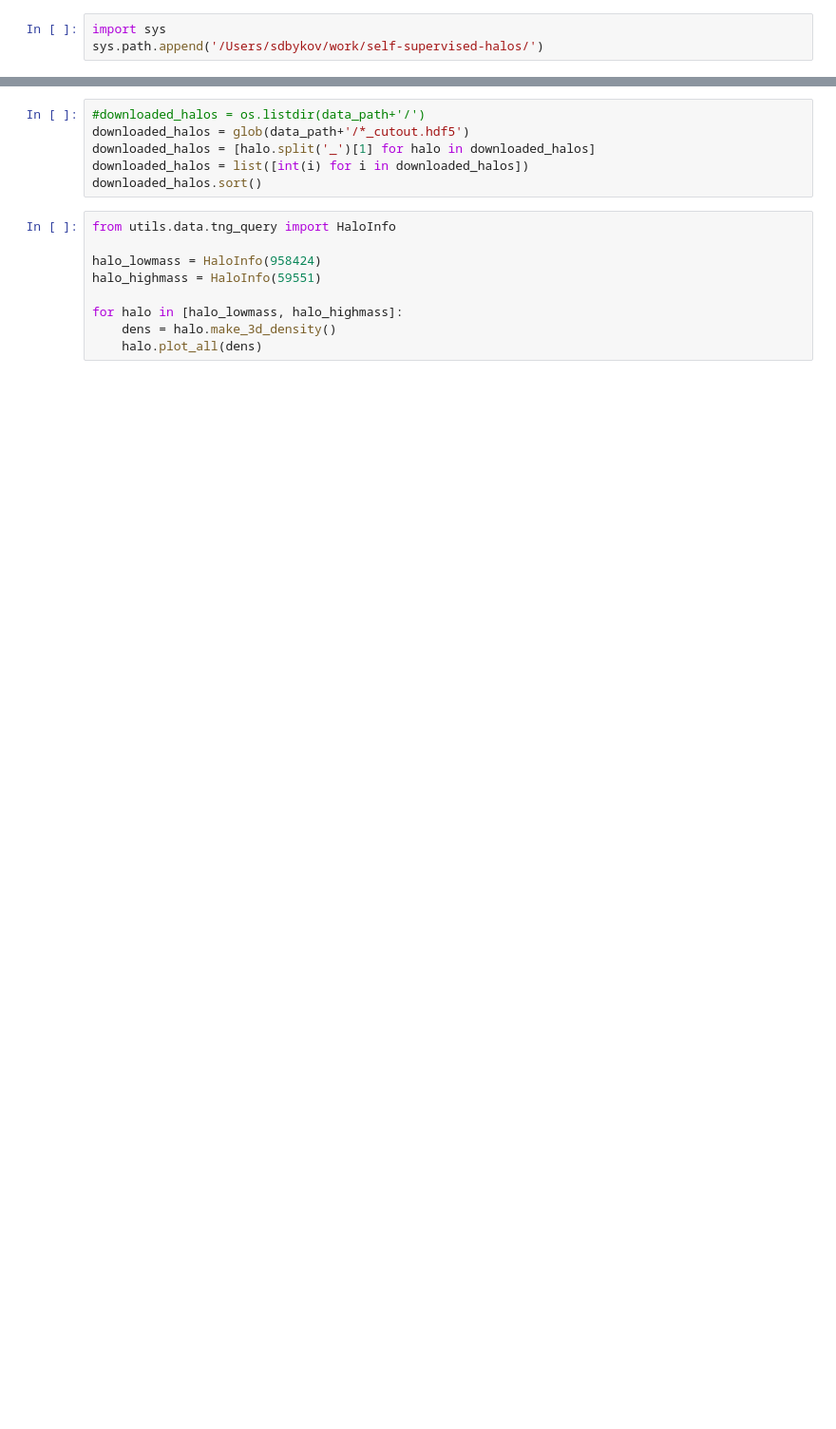
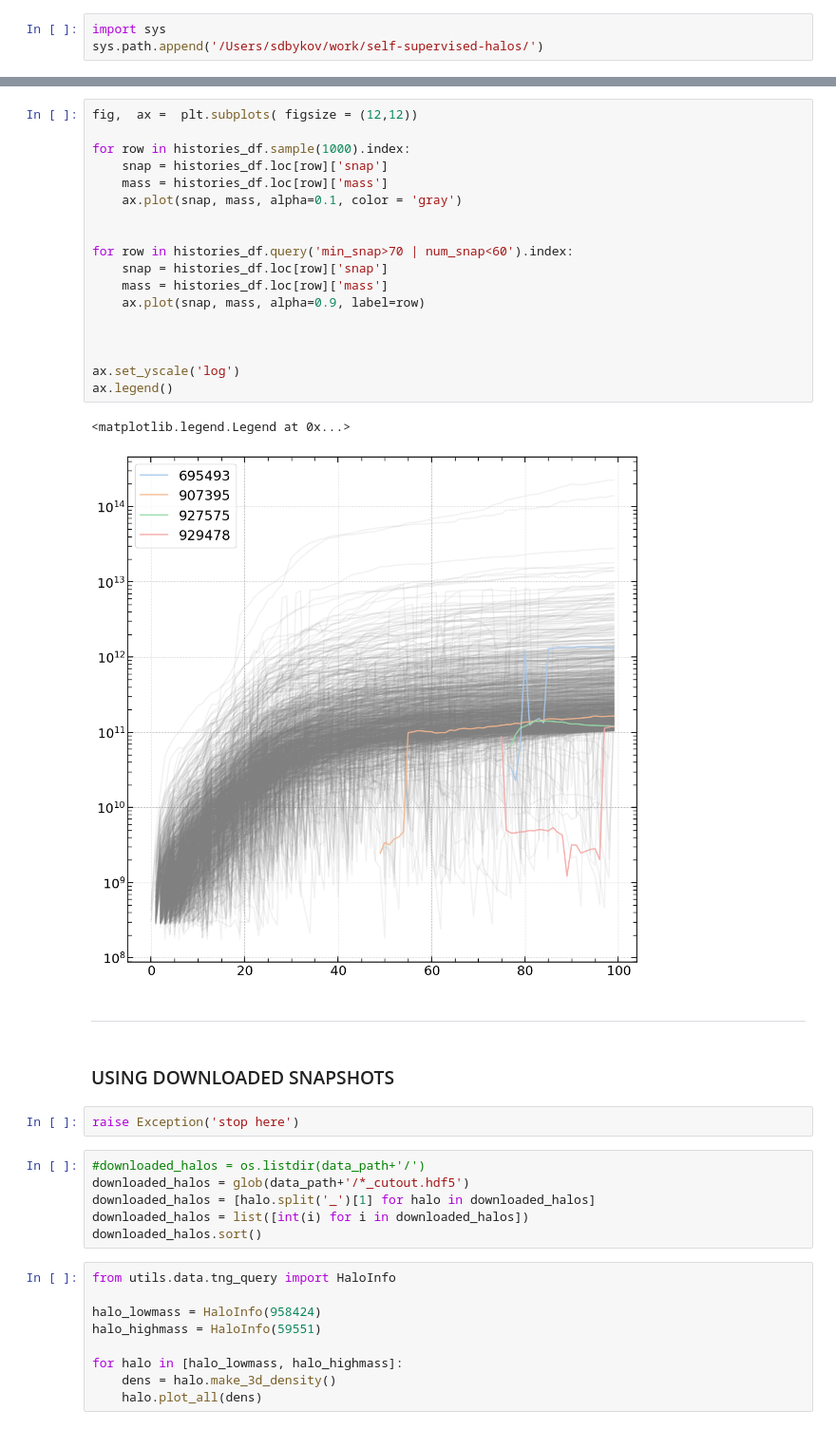
Before and after one commit to SergeiDBykov/self_supervised_halos, a Jupyter notebook: notebooks/0_tng_data_exploration.ipynb, the cells around one changed output, grey strips where cells are left out. Shown at 95% size. Cells and saved outputs as stored; diff of their text form; blank space fills up the shorter version.

```diff
--- a/notebooks/tng_data_prep.ipynb
+++ b/notebooks/0_tng_data_exploration.ipynb
@@ -18,3 +111,30 @@ data_path = data_path+'tng/'
+# %%
+fig,  ax =  plt.subplots( figsize = (12,12))
+
+for row in histories_df.sample(1000).index:
+    snap = histories_df.loc[row]['snap']
+    mass = histories_df.loc[row]['mass']
+    ax.plot(snap, mass, alpha=0.1, color = 'gray')
+
+
+for row in histories_df.query('min_snap>70 | num_snap<60').index:
+    snap = histories_df.loc[row]['snap']
+    mass = histories_df.loc[row]['mass']
+    ax.plot(snap, mass, alpha=0.9, label=row)
+
+
+
+ax.set_yscale('log')
+ax.legend()
+# %% [output]
+<matplotlib.legend.Legend at 0x...>
+[figure, added]
+# %% [markdown]
+-----
+# %% [markdown]
+### USING DOWNLOADED SNAPSHOTS
+# %%
+raise Exception('stop here')
 # %%
 #downloaded_halos = os.listdir(data_path+'/')
 downloaded_halos = glob(data_path+'/*_cutout.hdf5')
```
Also changed, not shown: parts of 7 cells of this notebook, 5 other files.
